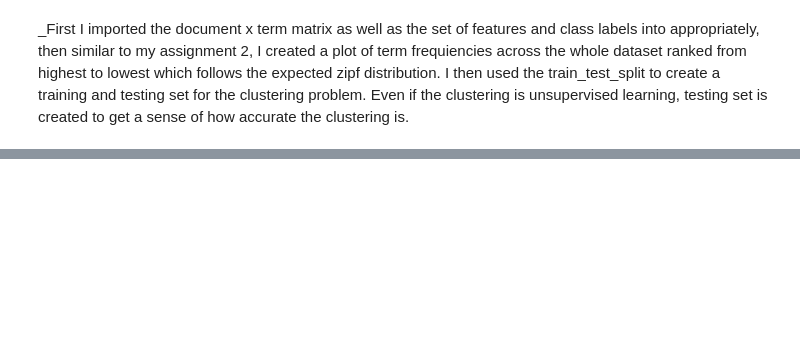
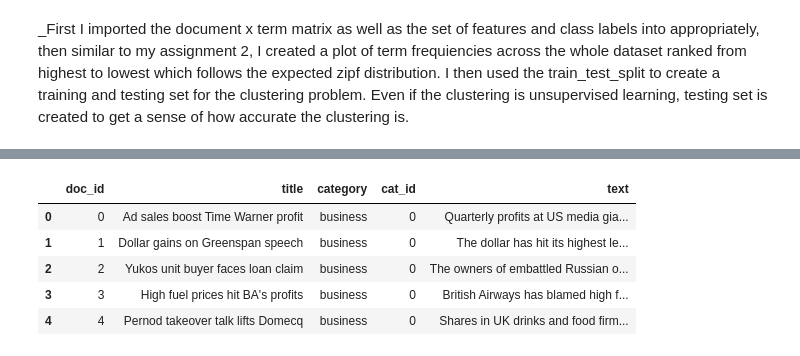
Before and after one commit to joneshshrestha/machine-learning-python, a Jupyter notebook: Regression Analysis/regression_analysis.ipynb, the cells around one changed output, grey strips where cells are left out. Drawn from its saved outputs; the diff is of its cells as text; code cells hidden in the pictures; blank space fills up the shorter version.

```diff
--- a/Regression Analysis/regression_analysis.ipynb
+++ b/Regression Analysis/regression_analysis.ipynb
@@ -888,0 +889,10 @@ def display_news_clusters(train, clusters, features, train_instance_labels, trai
+# %%
+bbc_news_df = pd.read_csv('BBC_News_5_Categories/bbc-5categories.csv')
+bbc_news_df.head()
+# %% [output]
+|  | doc_id | title | category | cat_id | text |
+| 0 | 0 | Ad sales boost Time Warner profit | business | 0 | Quarterly profits at US media gia... |
+| 1 | 1 | Dollar gains on Greenspan speech | business | 0 | The dollar has hit its highest le... |
+| 2 | 2 | Yukos unit buyer faces loan claim | business | 0 | The owners of embattled Russian o... |
+| 3 | 3 | High fuel prices hit BA's profits | business | 0 | British Airways has blamed high f... |
+| 4 | 4 | Pernod takeover talk lifts Domecq | business | 0 | Shares in UK drinks and food firm... |
```
Also changed, not shown: parts of 20 cells of this notebook.
